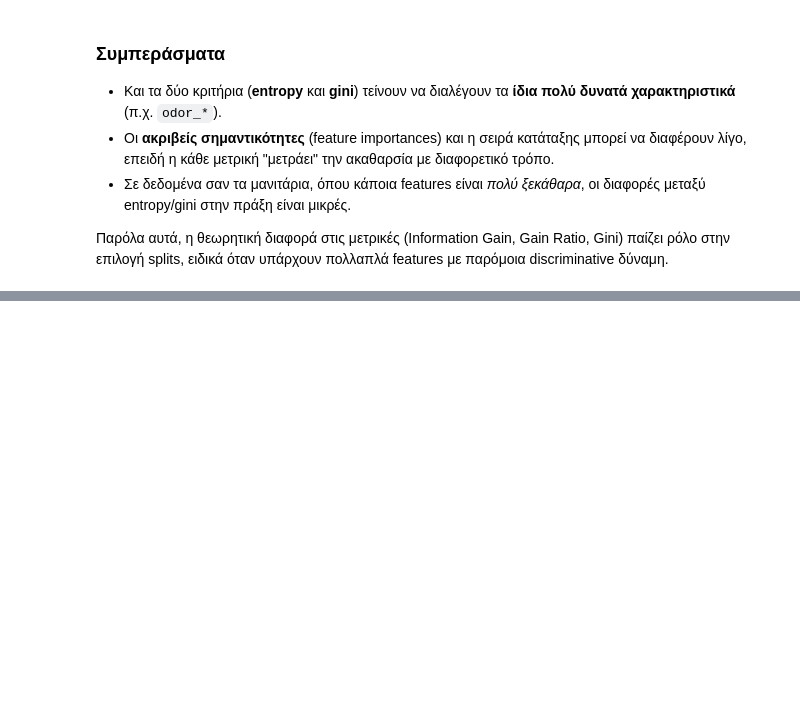
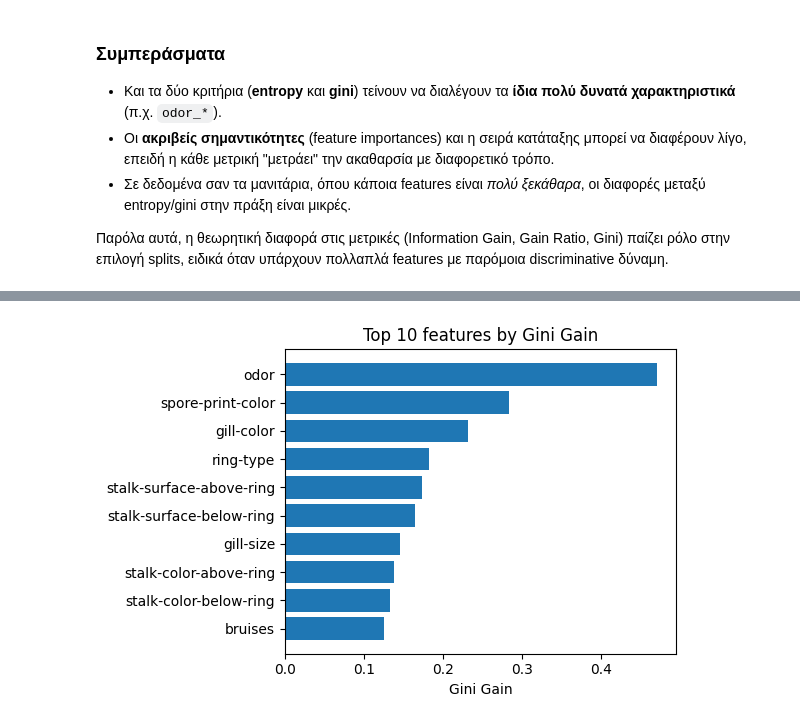
Before and after one commit to ikons/adv-ai, a Jupyter notebook: notebooks/01b_impurity_measures_mushrooms.ipynb, the cells around one changed output, grey strips where cells are left out. Cells and saved outputs as stored; diff of their text form; code cells hidden in the pictures; blank space fills up the shorter version.

```diff
--- a/notebooks/01b_impurity_measures_mushrooms.ipynb
+++ b/notebooks/01b_impurity_measures_mushrooms.ipynb
@@ -341,0 +351,13 @@ dtype: float64
+# %%
+# Bar plot: Top 10 χαρακτηριστικά βάσει Gini Gain
+top_gg = scores.sort_values("gini_gain", ascending=False).head(10)
+
+plt.figure(figsize=(6, 4))
+plt.barh(top_gg["feature"], top_gg["gini_gain"])
+plt.xlabel("Gini Gain")
+plt.title("Top 10 features by Gini Gain")
+plt.gca().invert_yaxis()
+plt.tight_layout()
+plt.show()
+# %% [output]
+[figure, added]
```
Also changed, not shown: parts of 5 cells of this notebook.
